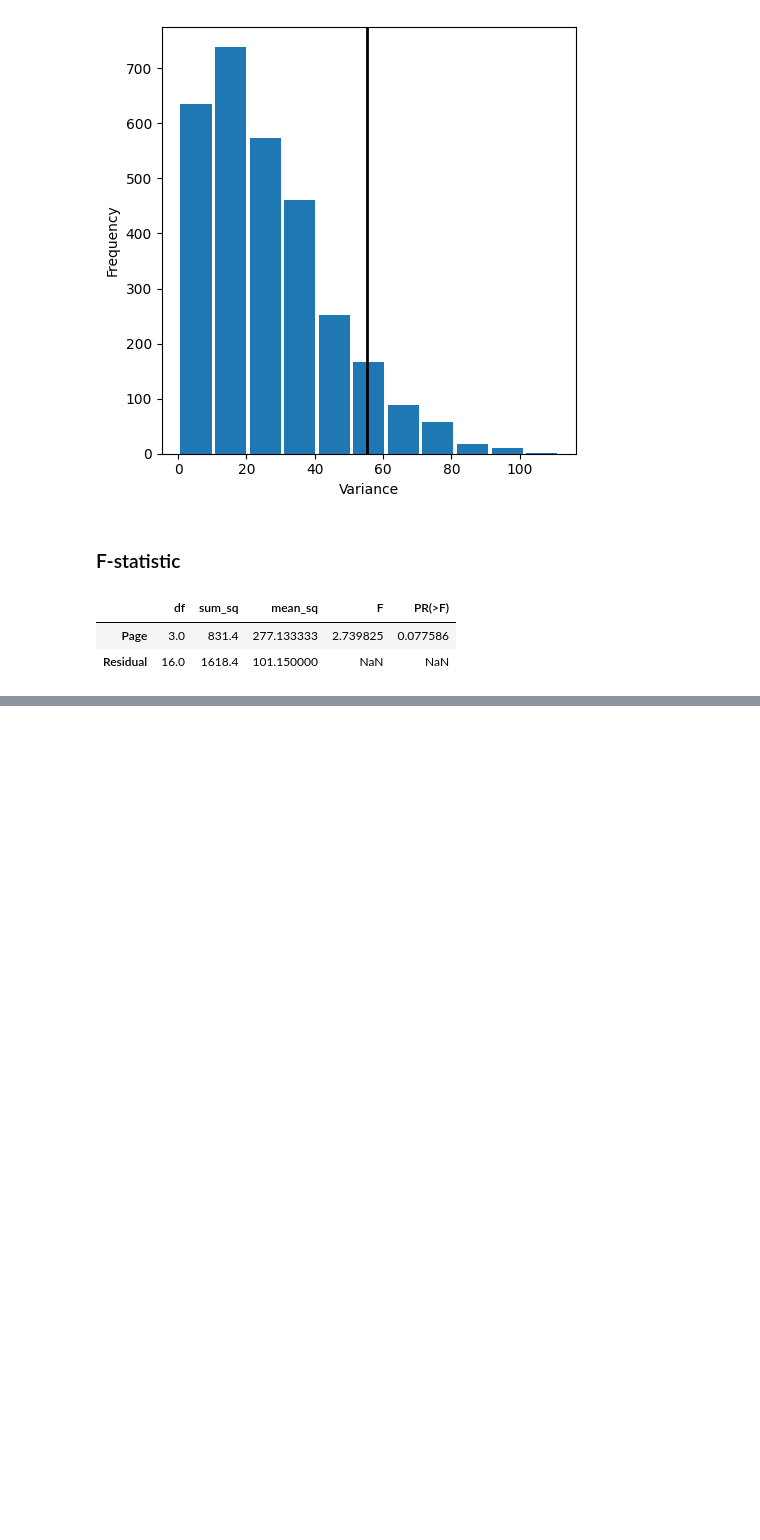
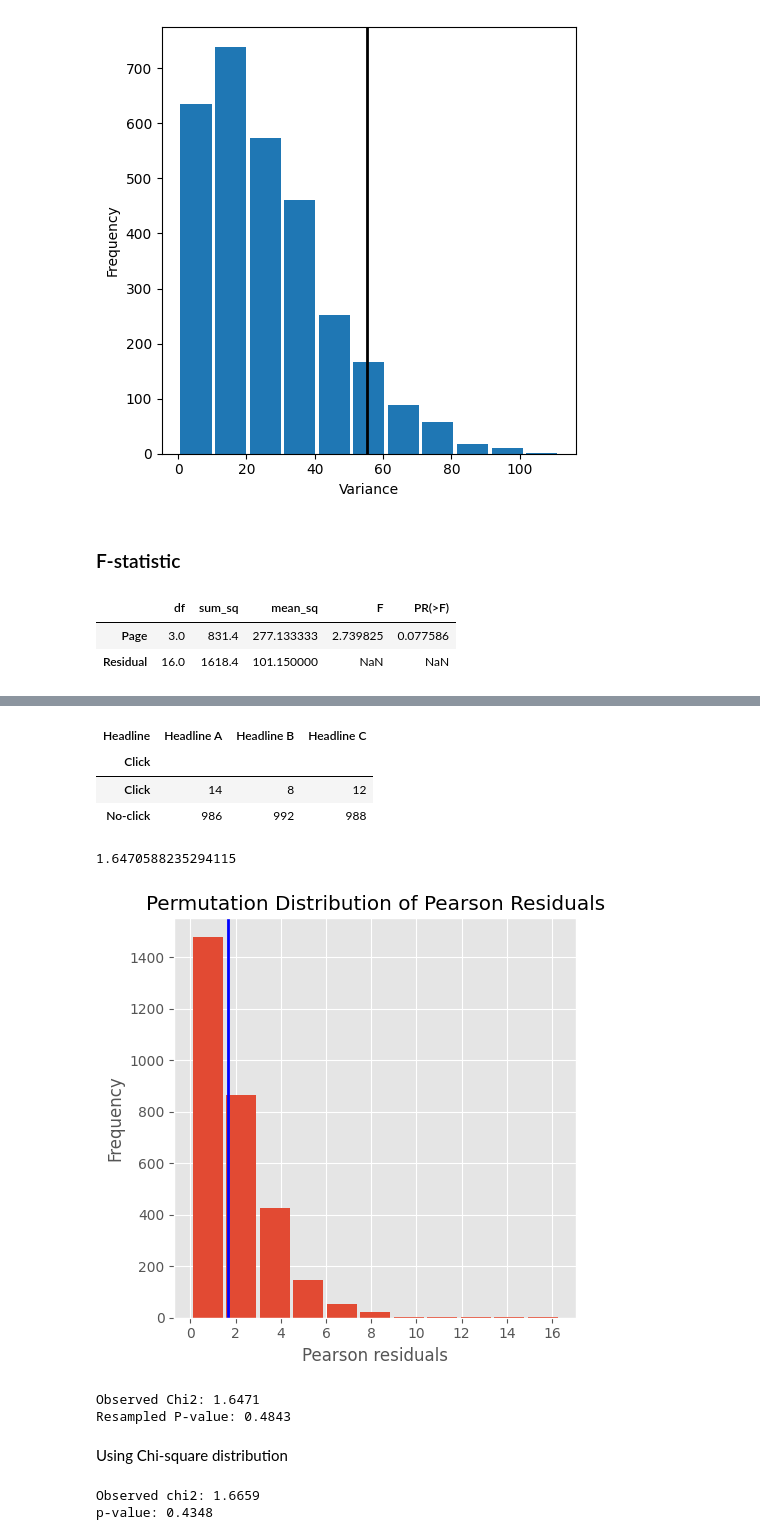
Before and after one commit to RijalChirayu/PracticalStatisitcs, a Jupyter notebook: chapter_3.ipynb, the cells around one changed output, grey strips where cells are left out. Drawn from its saved outputs; the diff is of its cells as text; code cells hidden in the pictures; blank space fills up the shorter version.

```diff
--- a/chapter_3.ipynb
+++ b/chapter_3.ipynb
@@ -197,0 +217,8 @@ aov_table
+# %%
+contigency_table = pd.crosstab(clicks['Click'] , clicks['Headline'] , values = clicks['Rate'] , aggfunc='sum')
+contigency_table
+# %% [output]
+| Headline | Headline A | Headline B | Headline C |
+| Click |  |  |  |
+| Click | 14 | 8 | 12 |
+| No-click | 986 | 992 | 988 |
@@ -197,0 +231,54 @@ aov_table
+# %%
+def chi2(observed , expected):
+    pearson_residuals = []
+    for row , expect in zip(observed , expected):
+        pearson_residuals.append([(observe - expect)**2 / expect
+                                  for observe in row])
+        return np.sum(pearson_residuals)
+# %%
+expected_clicks = 34 / 3
+expected_noclicks = 1000 - expected_clicks
+expected = [expected_clicks , expected_noclicks]
+chi2observed = chi2(clicks.values , expected)
+chi2observed
+# %% [output]
+1.6470588235294115
+# %%
+def perm_fun(box):
+    sample_clicks = [sum(random.sample(box , 1000)) ,
+                     sum(random.sample(box , 1000)),
+                     sum(random.sample(box , 1000))]
+    sample_noclicks = [1000 - n for n in sample_clicks]
+
+    return chi2([sample_clicks , sample_noclicks] , expected)
+# %%
+perm_chi2 = [perm_fun(box) for _ in range(3000)]
+# %%
+plt.style.use('ggplot')
+fig , ax = plt.subplots(figsize=(5 , 5))
+ax.hist(perm_chi2 , bins = 11 , rwidth = 0.9)
+ax.set_xlabel("Pearson residuals")
+ax.set_ylabel("Frequency")
+ax.axvline(chi2observed  ,color="blue" ,  lw = 2)
+ax.set_title("Permutation Distribution of Pearson Residuals")
+
+
+plt.tight_layout()
+# %% [output]
+[figure, added]
+# %%
+resampled_pvalue = np.mean(perm_chi2 > chi2observed)
+print(f"Observed Chi2: {chi2observed:.4f}")
+print(f"Resampled P-value: {resampled_pvalue:.4f}")
+# %% [output]
+Observed Chi2: 1.6471
+Resampled P-value: 0.4843
+# %% [markdown]
+Using Chi-square distribution
+# %%
+chisq , pvalue , df , expected = chi2_contingency(clicks)
+print(f"Observed chi2: {chisq:.4f}")
+print(f"p-value: {pvalue:.4f}")
+# %% [output]
+Observed chi2: 1.6659
+p-value: 0.4348
```
Also changed, not shown: parts of 12 cells of this notebook, 1 other file.
